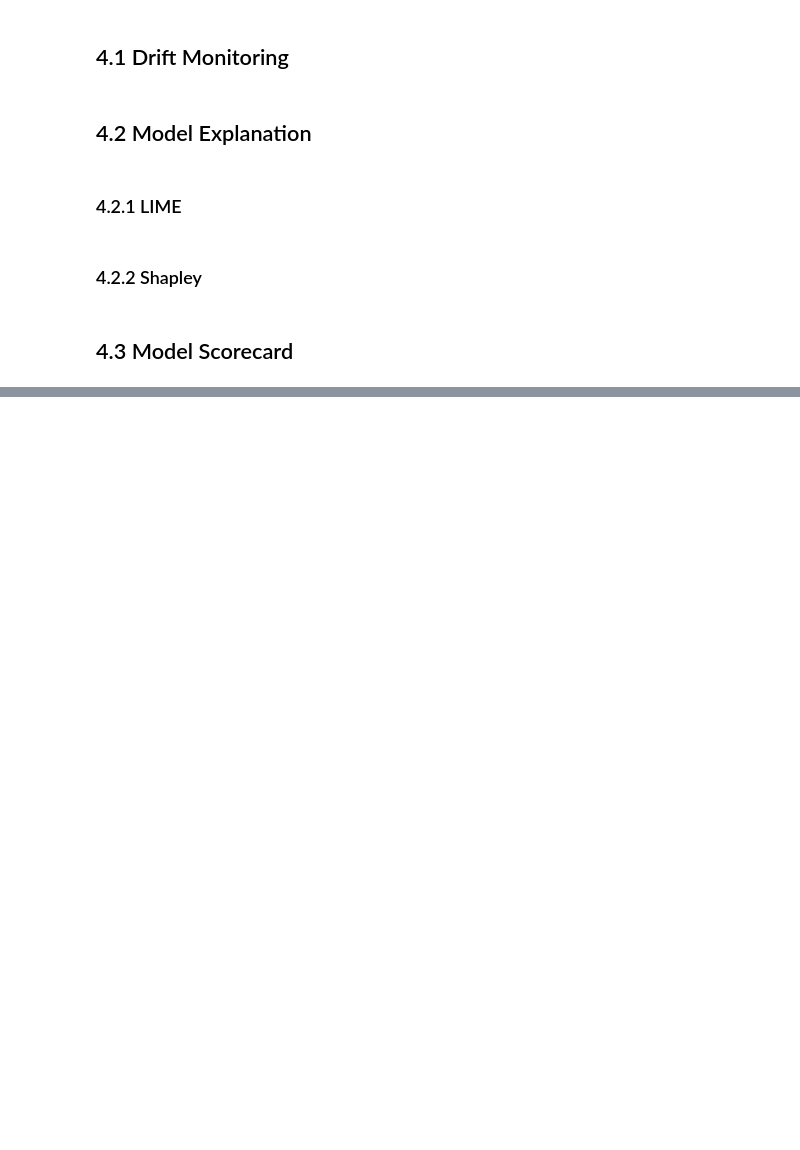
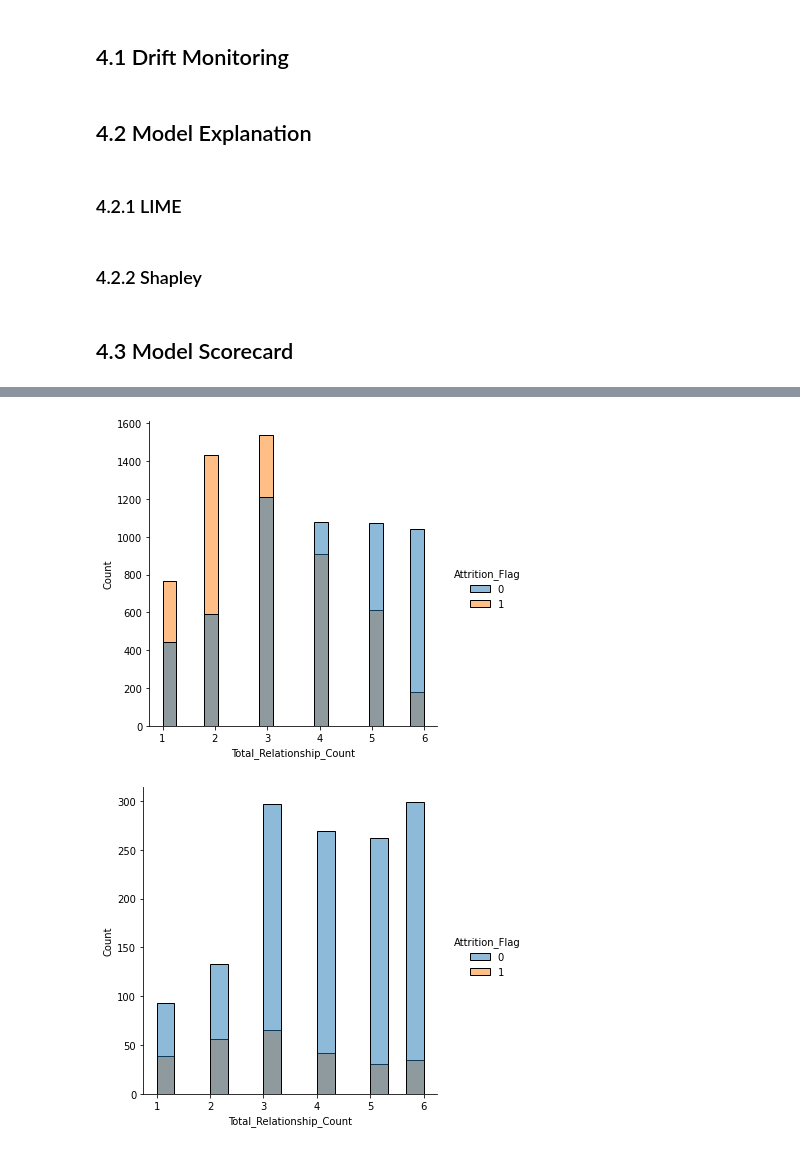
Before and after one commit to apollo-robin/customer-churn, a Jupyter notebook: Notebooks/4_ModelMonitoring.ipynb, the cells around one changed output, grey strips where cells are left out. Saved outputs shown, nothing was run; the diff lists cells and outputs as text; code cells hidden in the pictures; blank space fills up the shorter version.

```diff
--- a/Notebooks/4_ModelMonitoring.ipynb
+++ b/Notebooks/4_ModelMonitoring.ipynb
@@ -44,0 +128,9 @@ Pipeline(steps=[('pre',
+# %%
+sns.displot(x = X_train['Total_Relationship_Count'], hue = y_train)
+rel_cnt_train = plot_to_str()
+
+sns.displot(x = X_test['Total_Relationship_Count'], hue = y_test)
+rel_cnt_test = plot_to_str()
+# %% [output]
+[figure, added]
+[figure, added]
```
Also changed, not shown: parts of 29 cells of this notebook.
